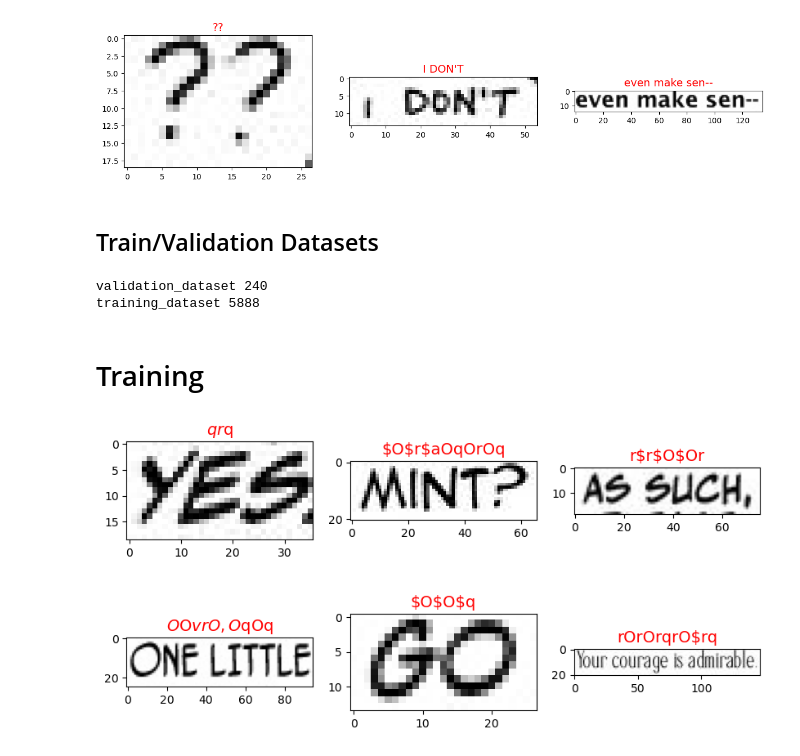
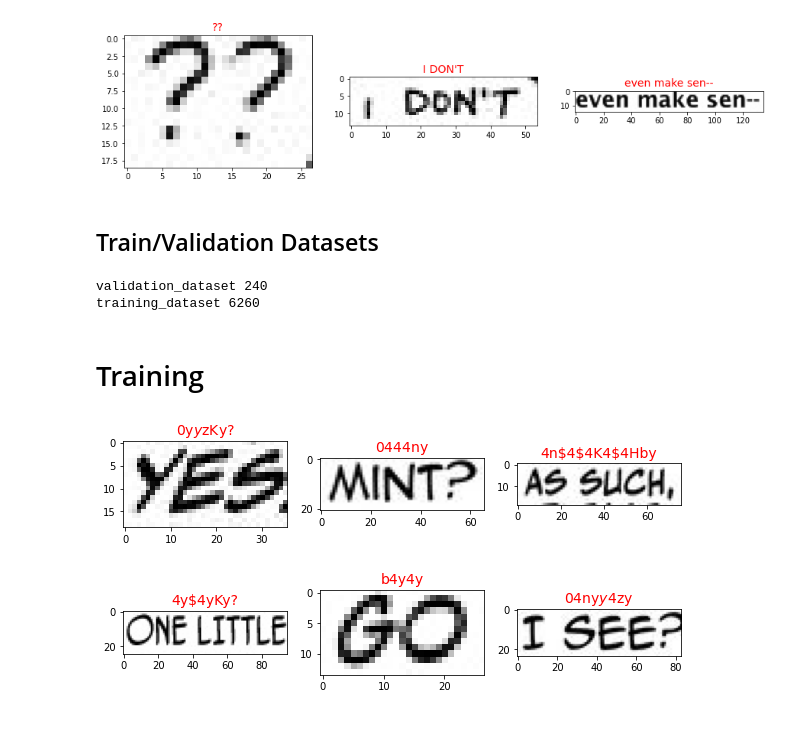
Before and after one commit to wanasit/comic-ocr, a Jupyter notebook: notebooks/Train Recognition Model (default, CRNN small).ipynb, the cells around one changed output. Cells and saved outputs as stored; diff of their text form; code cells hidden in the pictures; blank space fills up the shorter version.

```diff
--- a/notebooks/Train Recognition Model (default, CRNN small).ipynb
+++ b/notebooks/Train Recognition Model (default, CRNN small).ipynb
@@ -64,8 +64,8 @@ show_images(
 # %% [output]
 dataset_annotated 446
 [figure]
-# %% [markdown]
-## Train/Validation Datasets
+# %% [markdown]
+## Train/Validation Datasets
 # %%
 import random
 random.seed('abdc')
@@ -81,44 +81,53 @@ validation_dataset = recognition.RecognitionDataset.merge(
 ).shuffle()
 
 
-# Training Dataset (generated + annotated)
+# Training Dataset (generated + annotated + example)
 training_dataset = recognition.RecognitionDataset.merge(
-    dataset_annotated.subset(from_idx=200).repeat(5),
-    dataset_generated.subset(from_idx=0),
+    dataset_annotated.subset(from_idx=200).repeat(10),
+    dataset_generated.subset(from_idx=0, to_idx=3000),
+)
+training_dataset = recognition.RecognitionDataset.merge(
+    training_dataset,
+    dataset_example.repeat(20)
 )
 
-training_dataset = recognition.RecognitionDatasetWithAugmentation.of_dataset(training_dataset)
+training_dataset = recognition.RecognitionDatasetWithAugmentation.of_dataset(training_dataset, batch_height=model.preferred_image_height)
 
 
 print('validation_dataset', len(validation_dataset))
 print('training_dataset', len(training_dataset))
 # %% [output]
 validation_dataset 240
-training_dataset 5888
+training_dataset 6260
 # %% [markdown]
 # Training
 # %%
 from comic_ocr.models import train_helpers
-from comic_ocr.models.recognition.train import train
+from comic_ocr.models.recognition import train
 from comic_ocr.utils.ploting import plot_losses, plot_metrics, show_images
 from torch import optim
 from IPython.display import clear_output
 
-def show_example(model, images):
-    outputs = [model.recognize(img) for img in images]
-    show_images(images, outputs, figsize=(10, 5))
-
-
-show_example(model, [
-    validation_dataset.get_line_image(0),
-    validation_dataset.get_line_image(1),
-    validation_dataset.get_line_image(-1),
-    training_dataset.get_line_image(0),
-    training_dataset.get_line_image(1),
-    training_dataset.get_line_image(-1)
-])
+device = torch.device('cpu')
+if torch.cuda.is_available():
+    device = torch.device('cuda')
-# %% [output]
-[figure, removed]
+# %%
+
+def show_example(model, images):
+    outputs = [model.recognize(img, device=device) for img in images]
+    show_images(images, outputs, figsize=(10, 5))
+
+
+show_example(model, [
+    validation_dataset.get_line_image(0),
+    validation_dataset.get_line_image(1),
+    validation_dataset.get_line_image(-1),
+    training_dataset.get_line_image(0),
+    training_dataset.get_line_image(1),
+    training_dataset.get_line_image(-1)
+])
+# %% [output]
+[figure, added]
 # %%
 def save_and_report(step, train_metrics, validate_metrics):
     clear_output()
```
Also changed, not shown: parts of 13 cells of this notebook, 8 other files.
